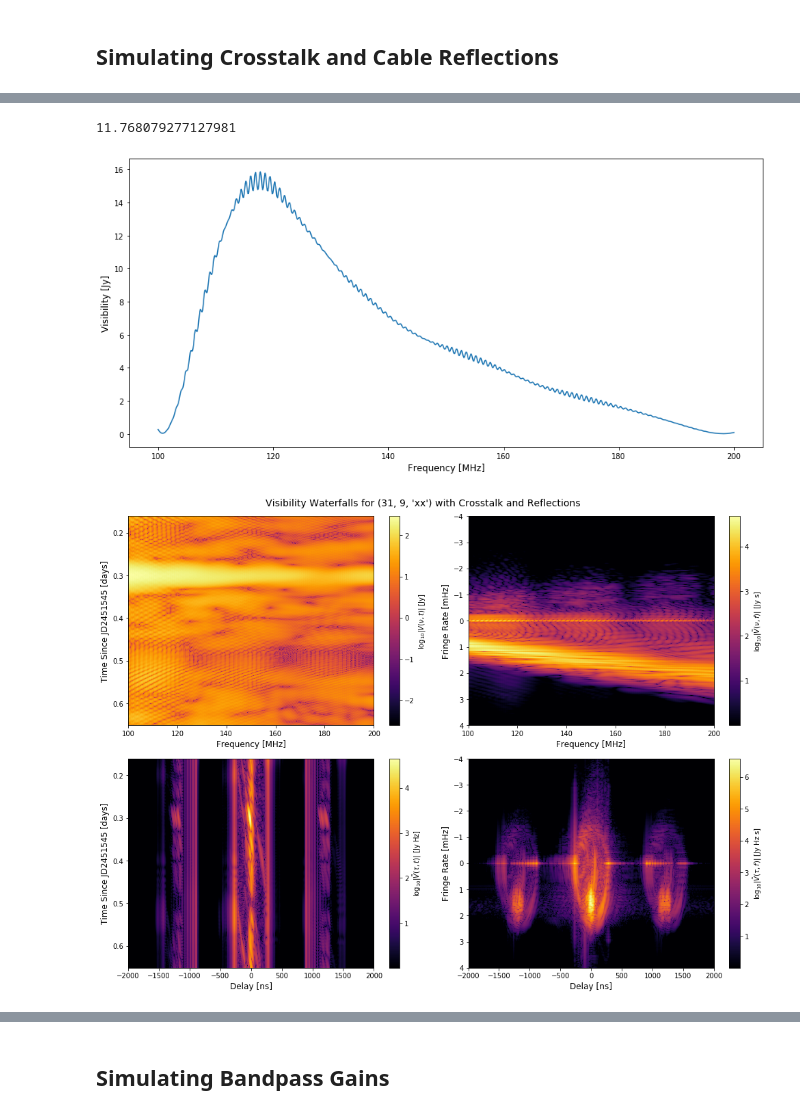
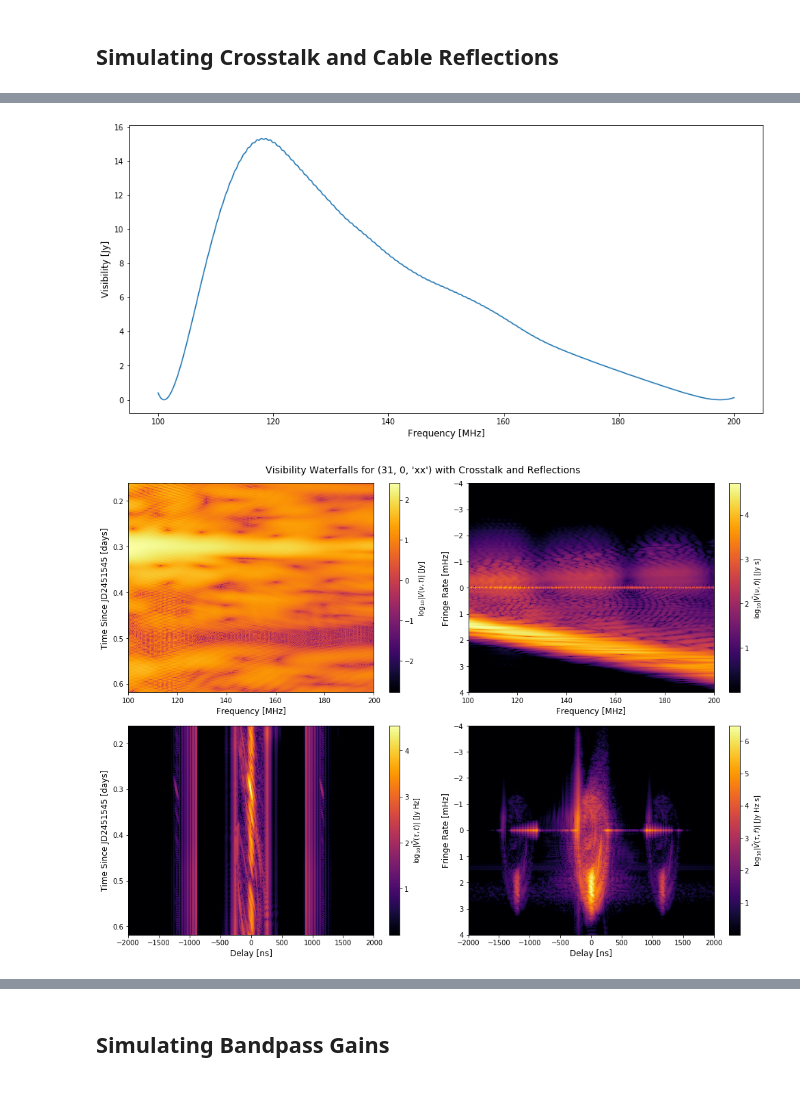
Before and after one commit to HERA-Team/hera-validation, a Jupyter notebook: test-series/3/test-3.2.0.ipynb, the cells around one changed output, grey strips where cells are left out. Drawn from its saved outputs; the diff is of its cells as text; code cells hidden in the pictures.

```diff
--- a/test-series/3/test-3.2.0.ipynb
+++ b/test-series/3/test-3.2.0.ipynb
@@ -118,22 +129,25 @@ true_vis_files = sorted(
 # %%
 def plot_waterfalls(data, freqs, times, windows=None, mode='log',
                     cmap='inferno', dynamic_range=None, limit_drng='all',
-                    baseline=None, horizon_color='magenta', plot_limits=None):
+                    baseline=None, horizon_color='magenta', plot_limits=None,
+                    freq_window_kwargs=None, time_window_kwargs=None):
     # do some data prep
+    freq_window_kwargs = freq_window_kwargs or {}
+    time_window_kwargs = time_window_kwargs or {}
     if windows is not None:
         if len(_listify(windows)) > 2:
             raise ValueError("Only up to two windows may be specified.")
         if len(_listify(windows)) == 2:
-            time_window = gen_window(windows[0], times.size)
-            freq_window = gen_window(windows[1], freqs.size)
+            time_window = gen_window(windows[0], times.size, **time_window_kwargs)
+            freq_window = gen_window(windows[1], freqs.size, **freq_window_kwargs)
         else:
             if not isinstance(windows, str):
                 windows = windows[0]
-            time_window = gen_window(windows, times.size)
-            freq_window = gen_window(windows, freqs.size)
+            time_window = gen_window(windows, times.size, **time_window_kwargs)
+            freq_window = gen_window(windows, freqs.size, **freq_window_kwargs)
     else:
-        time_window = gen_window(None, times.size)
-        freq_window = gen_window(None, freqs.size)
+        time_window = gen_window(None, times.size, **time_window_kwargs)
+        freq_window = gen_window(None, freqs.size, **freq_window_kwargs)
 
     time_window = time_window[:, None]
     freq_window = freq_window[None, :]
@@ -354,7 +391,9 @@ xdlys = np.linspace(900, 1300, Ncopies) # ns
 xphs = np.random.random(Ncopies) * 2 * np.pi
 
 # write a function for generating crosstalk
-def gen_xtalk(uvd, autovis, xamps, xdlys, xphs):
+def gen_xtalk(uvd, autovis, xamps, xdlys, xphs=None):
+    if xphs is None:
+        xphs = np.random.random(len(xamps)) * 2 * np.pi
     xtalk = np.zeros((uvd.Ntimes, uvd.Nfreqs), dtype=uvd.data_array.dtype)
     gen_xtalk_ = hera_sim.sigchain.gen_cross_coupling_xtalk
     freqs = uvd.freq_array.flatten() / 1e9
@@ -417,8 +453,13 @@ _ = ax.set_title(
 # %%
 # experiment with cable reflections
 # first, let's just do it with an autocorrelation
-Nrefl = 10
-rdlys = np.linspace(1150, 1250, Nrefl)
+Nants = len(ants)
+rdlys = np.random.uniform(1100, 1300, Nants)
+rphs = np.random.uniform(0, 2*np.pi, Nants)
+ramps = 10**np.random.uniform(-3, -2, Nants)
+refl_gains = hera_sim.sigchain.gen_reflection_gains(
+    freqs / 1e9, ants, ramps, rdlys, rphs
+)
 
 def gen_reflections(ants, freqs, rdlys, amp_min=1/35, amp_max=1/25):
     refl_gains = {ant : np.ones(freqs.size, dtype=np.complex) for ant in ants}
@@ -439,9 +480,9 @@ def gen_reflections(ants, freqs, rdlys, amp_min=1/35, amp_max=1/25):
 
     return refl_gains
 
-refl_gains = gen_reflections(
-    [autobl[0]], freqs / 1e9, rdlys, amp_min=1e-3, amp_max=1e-2
-)
+#refl_gains = gen_reflections(
+#    [autobl[0]], freqs / 1e9, rdlys, amp_min=1e-3, amp_max=1e-2
+#)
 autovis_with_refl = hera_sim.sigchain.apply_gains(autovis, refl_gains, autobl)
 # %%
 time_taper = 'blackman-harris'
@@ -461,7 +502,3 @@ fig.tight_layout()
-# %%
-(times[-1] - times[0]) * units.day.to('hr')
-# %% [output]
-11.768079277127981
 # %%
 fig = plt.figure(figsize=(15,7))
 ax = fig.add_subplot(111)
@@ -472,4 +509,4 @@ bandpass = np.abs(gain)**2
 #bandpass = 1
 _ = ax.plot(freqs / 1e6, np.abs(autovis_with_refl).mean(axis=0) * bandpass)
 # %% [output]
-[figure, old version]
+[figure, new version]
@@ -481,28 +513,28 @@ reflection_gains = gen_reflections(
 # %%
 cross_vis = uvd.get_data(crosskey)
-cross_vis = hera_sim.sigchain.apply_gains(cross_vis, reflection_gains, crosskey[:2])
+cross_vis = hera_sim.sigchain.apply_gains(cross_vis, refl_gains, crosskey[:2])
 cross_vis += xtalk_vis
 # %%
 time_taper = 'blackman-harris'
 freq_taper = 'blackman-harris'
 baseline = antpos[list(ants).index(crosskey[0])] - antpos[list(ants).index(crosskey[1])]
 plot_limits = {"delay" : (-2000, 2000), "fringe_rate" : (4, -4)}
 
 fig = plot_waterfalls(
     cross_vis, freqs, times, windows=(time_taper, freq_taper),
     dynamic_range=5, limit_drng=("delay", "fringe_rate"),
     baseline=None, horizon_color="dodgerblue", cmap='inferno',
-    plot_limits=plot_limits
+    plot_limits=plot_limits,
 #    mode='phs', cmap='twilight'
 )
 title = "Visibility Waterfalls for %s with Crosstalk and Reflections" % str(crosskey)
 fig.text(0.25, 1, title, fontsize=14)
 fig.tight_layout()
 save_path = "/users/rpascua/plots/fg_plus_eor_plus_xtalk_with_refl.pdf"
 fig.savefig(save_path)
 fig.savefig(save_path.replace(".pdf", ".png"))
 # %% [output]
-[figure, old version]
+[figure, new version]
 # %%
 # simulate xtalk/reflections/gains for the whole array
 # simple implementation: use a single xtalk visibility for the whole array
```
Also changed, not shown: parts of 31 cells of this notebook.
